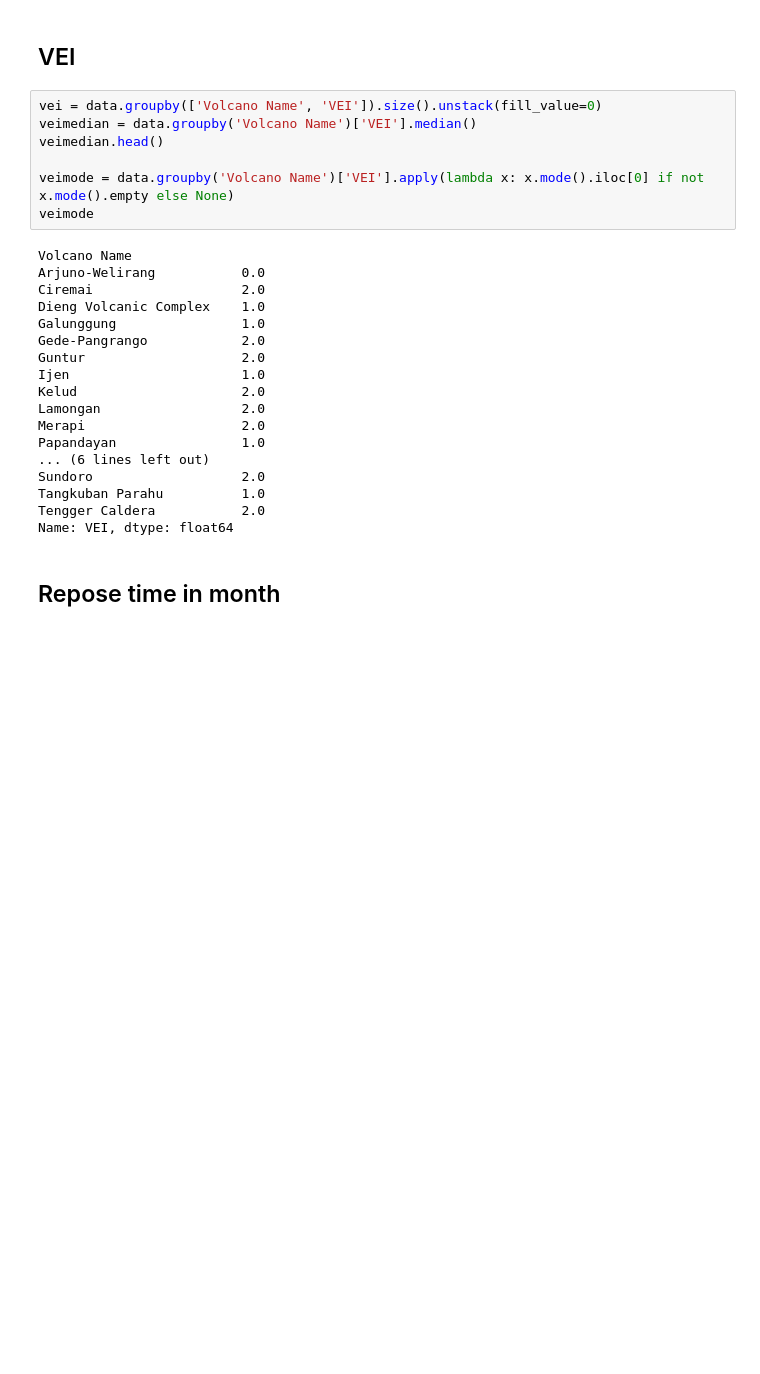
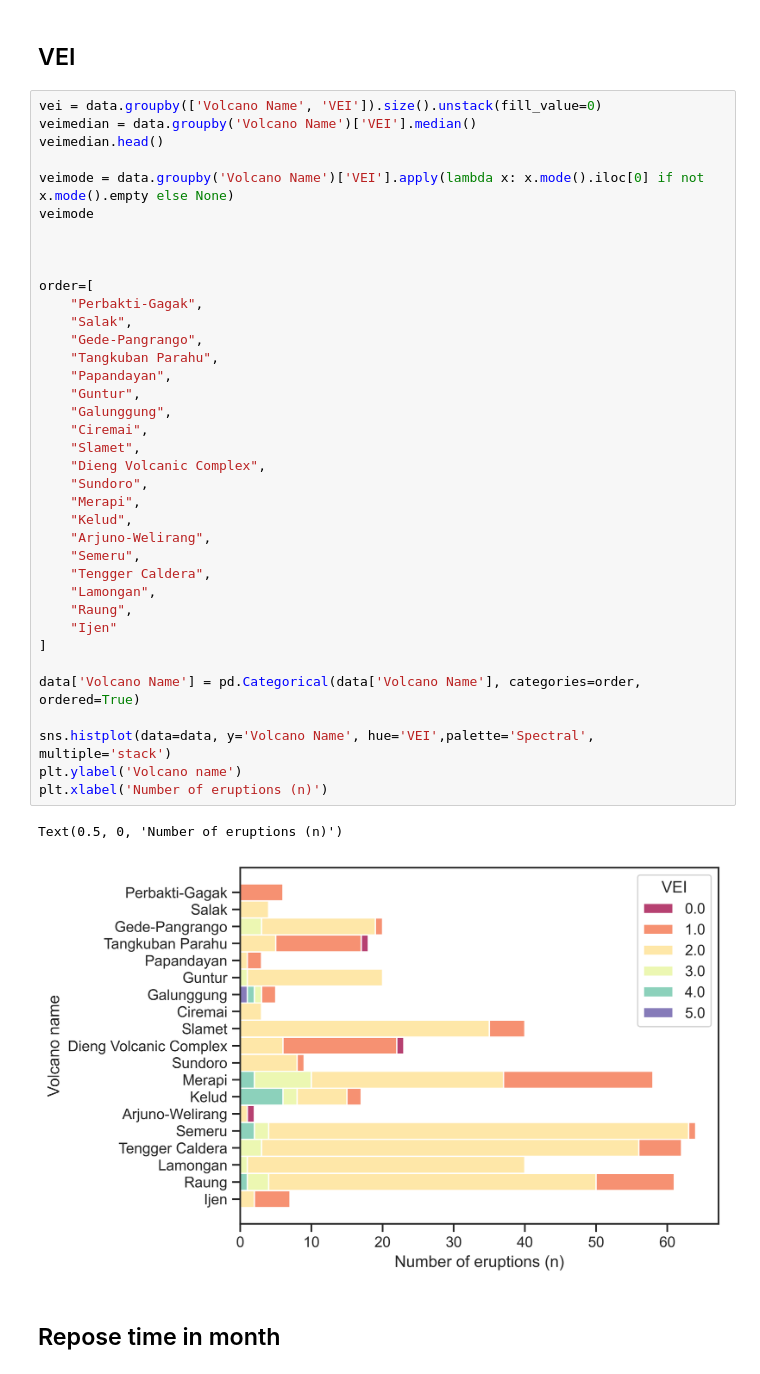
Before and after one commit to geika02/Java-s-Volcanic-Hazard-Assessment, a Jupyter notebook: Clustering.ipynb, the cells around one changed output. Saved outputs shown, nothing was run; the diff lists cells and outputs as text; blank space fills up the shorter version.

```diff
--- a/Clustering.ipynb
+++ b/Clustering.ipynb
@@ -67,28 +67,43 @@ lokgajawa1
 # %%
 vei = data.groupby(['Volcano Name', 'VEI']).size().unstack(fill_value=0)
 veimedian = data.groupby('Volcano Name')['VEI'].median()
 veimedian.head()
 
 veimode = data.groupby('Volcano Name')['VEI'].apply(lambda x: x.mode().iloc[0] if not x.mode().empty else None)
 veimode
+
+
+
+order=[
+    "Perbakti-Gagak",
+    "Salak",
+    "Gede-Pangrango",
+    "Tangkuban Parahu",
+    "Papandayan",
+    "Guntur",
+    "Galunggung",
+    "Ciremai",
+    "Slamet",
+    "Dieng Volcanic Complex",
+    "Sundoro",
+    "Merapi",
+    "Kelud",
+    "Arjuno-Welirang",
+    "Semeru",
+    "Tengger Caldera",
+    "Lamongan",
+    "Raung",
+    "Ijen"
+]
+
+data['Volcano Name'] = pd.Categorical(data['Volcano Name'], categories=order, ordered=True)
+
+sns.histplot(data=data, y='Volcano Name', hue='VEI',palette='Spectral', multiple='stack')
+plt.ylabel('Volcano name')
+plt.xlabel('Number of eruptions (n)')
 # %% [output]
-Volcano Name
-Arjuno-Welirang           0.0
-Ciremai                   2.0
-Dieng Volcanic Complex    1.0
-Galunggung                1.0
-Gede-Pangrango            2.0
-Guntur                    2.0
-Ijen                      1.0
-Kelud                     2.0
-Lamongan                  2.0
-Merapi                    2.0
-Papandayan                1.0
-... (6 lines left out)
-Sundoro                   2.0
-Tangkuban Parahu          1.0
-Tengger Caldera           2.0
-Name: VEI, dtype: float64
+Text(0.5, 0, 'Number of eruptions (n)')
+[figure, added]
 # %% [markdown]
 ## Repose time in month
 # %%
```
Also changed, not shown: parts of 16 cells of this notebook, 2 other files.
